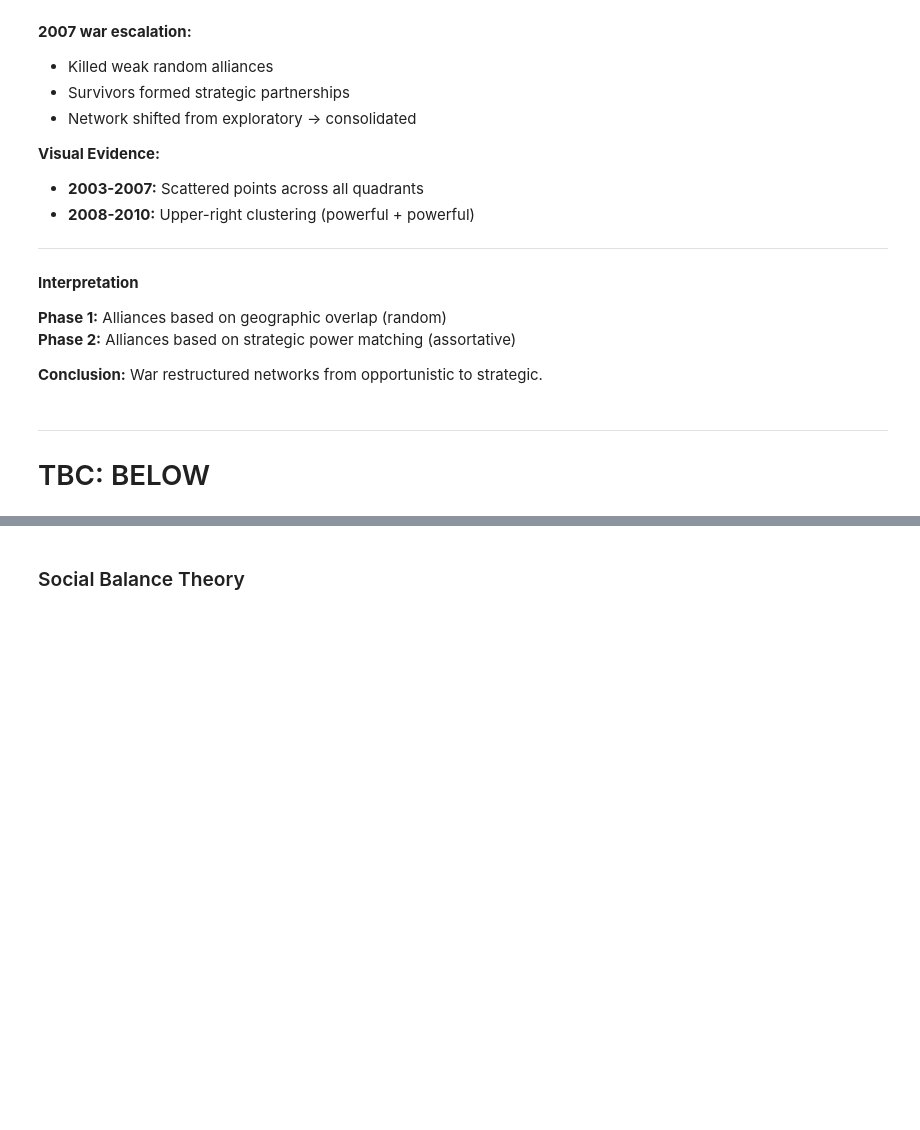
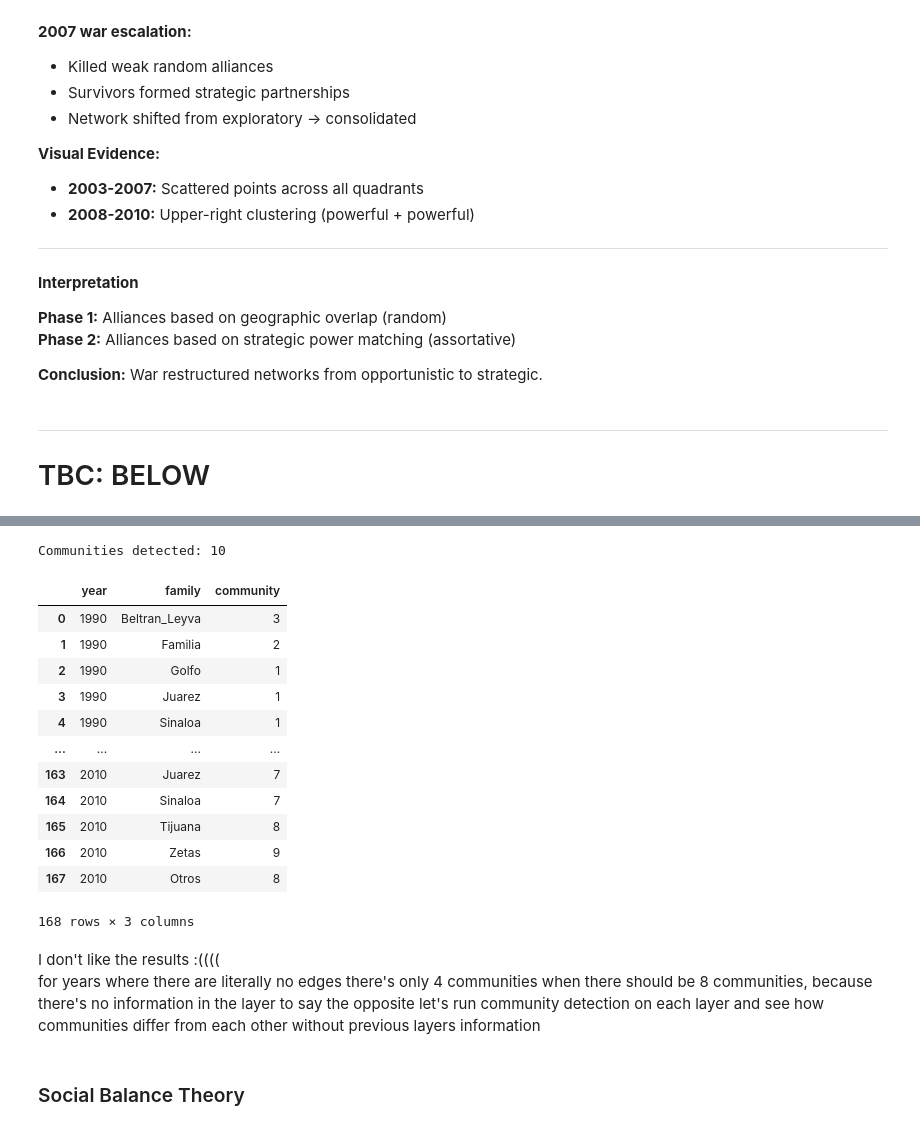
Before and after one commit to jan-cardell/networks_project, a Jupyter notebook: backboning/cartel_proj_bb.ipynb, the cells around one changed output, grey strips where cells are left out. Cells and saved outputs as stored; diff of their text form; code cells hidden in the pictures; blank space fills up the shorter version.

```diff
--- a/backboning/cartel_proj_bb.ipynb
+++ b/backboning/cartel_proj_bb.ipynb
@@ -999,0 +1277,31 @@ Supra-graph built:
+# %%
+# Build Supra-Graph (multilayer network) - NO normalization, adaptive omega true
+G_sup = build_supragraph(G_backboned, omega=omega, normalize_weights=False, adaptive_omega=True)
+
+print(f"Supra-graph built:")
+print(f"  Nodes: {G_sup.number_of_nodes()}")
+print(f"  Edges: {G_sup.number_of_edges()}")
+
+# Count intra-layer and inter-layer edges
+intra_edges = 0
+inter_edges = 0
+inter_layer_weights = []
+
+for u, v, data in G_sup.edges(data=True):
+    if data.get('edge_type') == 'intra':
+        intra_edges += 1
+    elif data.get('edge_type') == 'inter':
+        inter_edges += 1
+        inter_layer_weights.append(data['weight'])
+
+print(f"  Intra-Layer Edges: {intra_edges}")
+print(f"  Inter-Layer Edges: {inter_edges}")
+print(f"  Layers: {len(np.unique(np.array(G_sup.nodes())[:,1]))}")
+
+print("\nINTER-LAYER EDGE WEIGHT DISTRIBUTION (Adaptive Omega)")
+print(f"Total inter-layer edges: {len(inter_layer_weights)}")
+print(f"Unique omega values: {len(set(inter_layer_weights))}")
+print(f"Min omega: {min(inter_layer_weights):.2f}")
+print(f"Max omega: {max(inter_layer_weights):.2f}")
+print(f"Mean omega: {np.mean(inter_layer_weights):.2f}")
+print(f"Median omega: {np.median(inter_layer_weights):.2f}")
@@ -1000,29 +1323,49 @@ Supra-graph built:
 # %%
 from networkx.algorithms import community
 
 # Louvain community detection on supra-graph
-communities_supra = community.louvain_communities(G_supra, weight='weight', seed=42)
+communities_supra = community.louvain_communities(G_sup, weight='weight', seed=42)
 
 print(f"\nCommunities detected: {len(communities_supra)}")
 
 # Step 3: Extract communities per year
 communities_per_year = {year: {} for year in range(min_year, max_year + 1)}
 
 for comm_id, comm in enumerate(communities_supra):
     for node_tuple in comm:
         family, year = node_tuple
+        year = int(year)
         if year not in communities_per_year:
             communities_per_year[year] = {}
         communities_per_year[year][family] = comm_id
 
 # Convert to DataFrame for easier analysis
 community_df = []
 for year in range(min_year, max_year + 1):
     for family in families:
         comm_id = communities_per_year[year].get(family, -1)  # -1 if family not present
         community_df.append({'year': year, 'family': family, 'community': comm_id})
 
 df_communities = pd.DataFrame(community_df)
-df_communities.head(20)
+df_communities
+# %% [output]
+Communities detected: 10
+|  | year | family | community |
+| 0 | 1990 | Beltran_Leyva | 3 |
+| 1 | 1990 | Familia | 2 |
+| 2 | 1990 | Golfo | 1 |
+| 3 | 1990 | Juarez | 1 |
+| 4 | 1990 | Sinaloa | 1 |
+| ... | ... | ... | ... |
+| 163 | 2010 | Juarez | 7 |
+| 164 | 2010 | Sinaloa | 7 |
+| 165 | 2010 | Tijuana | 8 |
+| 166 | 2010 | Zetas | 9 |
+| 167 | 2010 | Otros | 8 |
+168 rows × 3 columns
+# %% [markdown]
+I don't like the results :((((
+for years where there are literally no edges there's only 4 communities when there should be 8 communities, because there's no information in the layer to say the opposite
+let's run community detection on each layer and see how communities differ from each other without previous layers information
 # %% [markdown]
 ### Social Balance Theory
```
Also changed, not shown: parts of 21 cells of this notebook, 17 other files.
